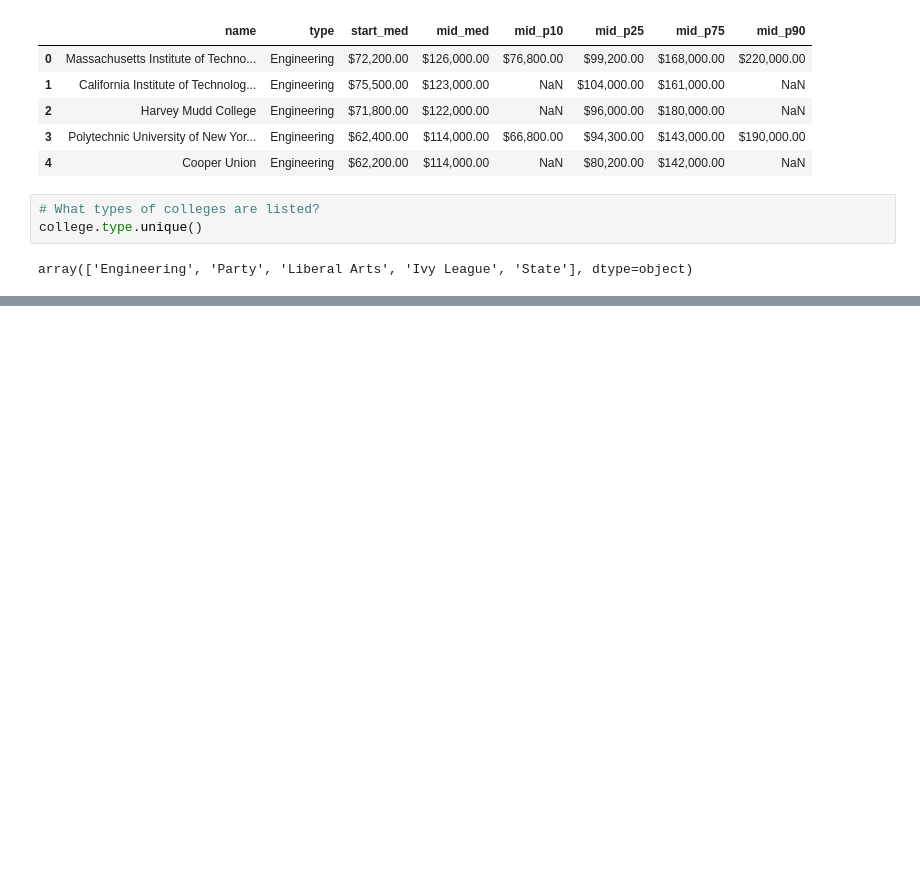
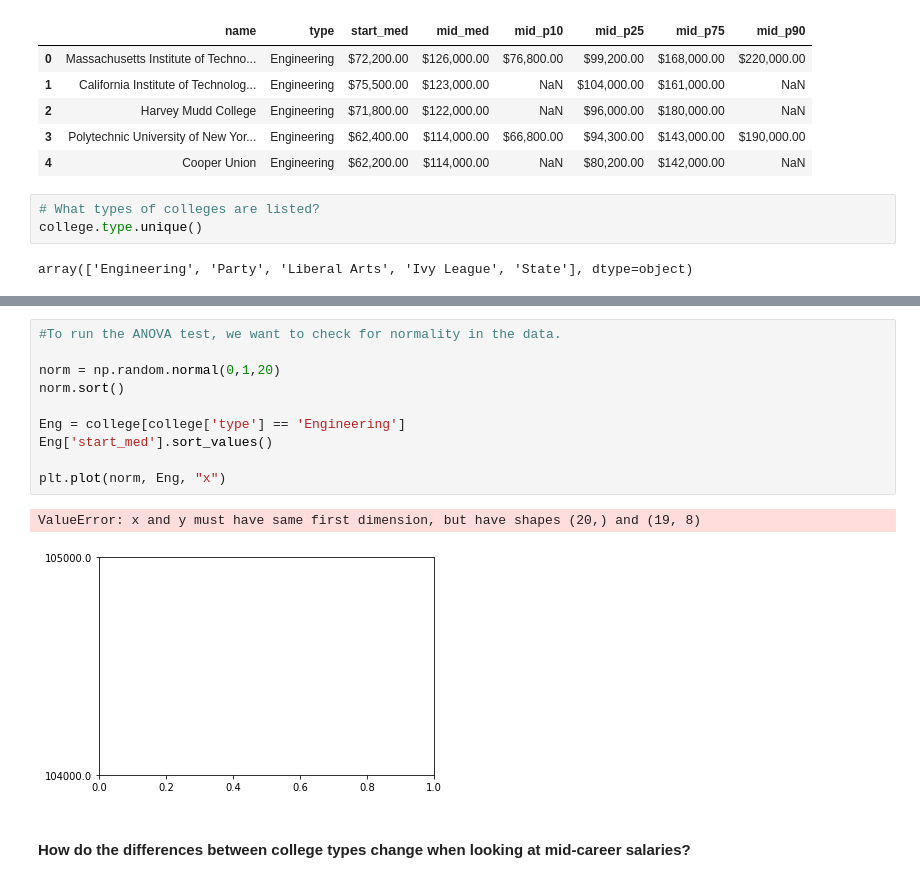
Before and after one commit to elliebenn/Thinkful-DS-Prep-Course, a Jupyter notebook: Thinkful-Prep-Capstone.ipynb, the cells around one changed output, grey strips where cells are left out. Saved outputs shown, nothing was run; the diff lists cells and outputs as text; blank space fills up the shorter version.

```diff
--- a/Thinkful-Prep-Capstone.ipynb
+++ b/Thinkful-Prep-Capstone.ipynb
@@ -59,0 +103,15 @@ TypeError: unsupported operand type(s) for /: 'str' and 'int'
+# %%
+#To run the ANOVA test, we want to check for normality in the data.
+
+norm = np.random.normal(0,1,20)
+norm.sort()
+
+Eng = college[college['type'] == 'Engineering']
+Eng['start_med'].sort_values()
+
+plt.plot(norm, Eng, "x")
+# %% [output]
+ValueError: x and y must have same first dimension, but have shapes (20,) and (19, 8)
+[figure, added]
+# %% [markdown]
+#### How do the differences between college types change when looking at mid-career salaries?
```
Also changed, not shown: parts of 15 cells of this notebook.
